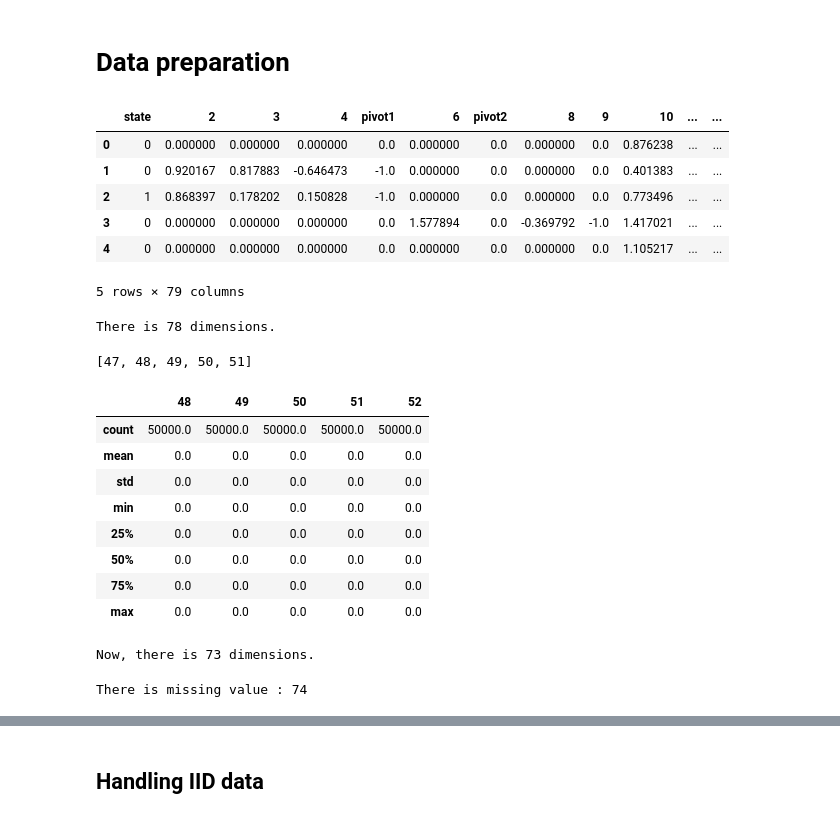
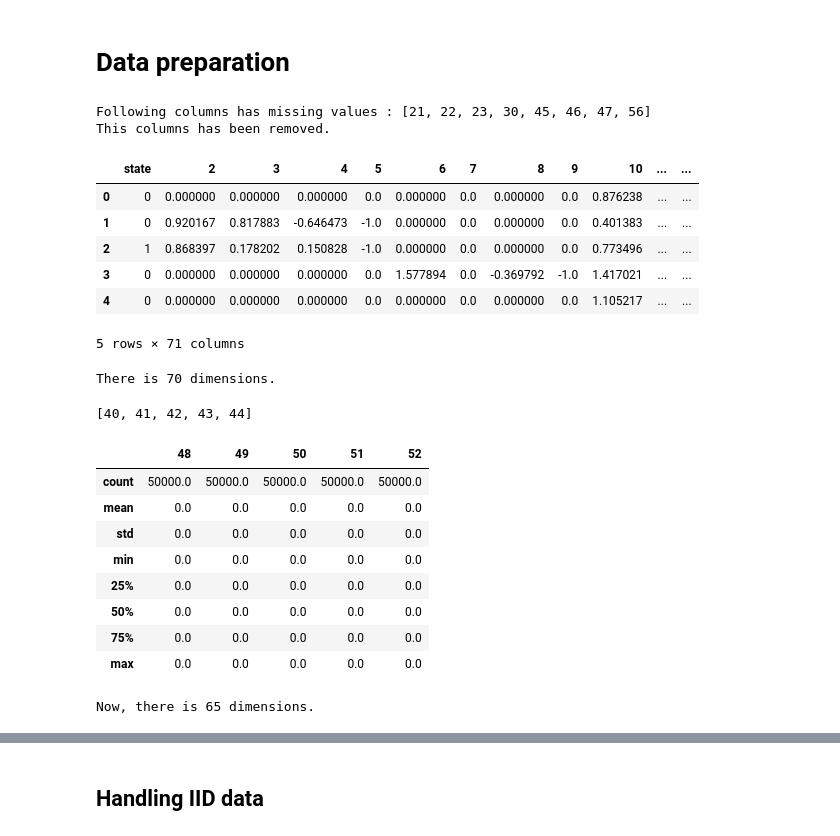
Before and after one commit to philipco/artemis-bidirectional-compression, a Jupyter notebook: notebook/quantum.ipynb, the cells around one changed output, grey strips where cells are left out. Cells and saved outputs as stored; diff of their text form; code cells hidden in the pictures.

```diff
--- a/notebook/quantum.ipynb
+++ b/notebook/quantum.ipynb
@@ -44,33 +44,42 @@ MAX_NB_DEVICES = 10
 # %%
 import pandas as pd
 data = pd.read_csv('../dataset/quantum/phy_train.csv', sep="\t", header = None)
-data = data.rename(columns={ 0: "ID", 1: "state", 5: "pivot1", 7: "pivot2", 67: "pivot3", 80: "nothing" })
+columns_with_missing_values = []
+for col in range(1, len(data.columns)):
+    if (not data[data[col] == 999].empty) or (not data[data[col] == 9999].empty):
+        columns_with_missing_values.append(col)
+print("Following columns has missing values :", columns_with_missing_values)
+data.drop(data.columns[columns_with_missing_values],axis=1,inplace=True)
+print("This columns has been removed.")
+data = data.rename(columns={ 0: "ID", 1: "state", 80: "nothing" })
 data = data.drop(['ID', 'nothing'], axis=1)
 data.head()
 # %% [output]
+Following columns has missing values : [21, 22, 23, 30, 45, 46, 47, 56]
+This columns has been removed.
-|  | state | 2 | 3 | 4 | pivot1 | 6 | pivot2 | 8 | 9 | 10 | ... | ... |
+|  | state | 2 | 3 | 4 | 5 | 6 | 7 | 8 | 9 | 10 | ... | ... |
 | 0 | 0 | 0.000000 | 0.000000 | 0.000000 | 0.0 | 0.000000 | 0.0 | 0.000000 | 0.0 | 0.876238 | ... | ... |
 | 1 | 0 | 0.920167 | 0.817883 | -0.646473 | -1.0 | 0.000000 | 0.0 | 0.000000 | 0.0 | 0.401383 | ... | ... |
 | 2 | 1 | 0.868397 | 0.178202 | 0.150828 | -1.0 | 0.000000 | 0.0 | 0.000000 | 0.0 | 0.773496 | ... | ... |
 | 3 | 0 | 0.000000 | 0.000000 | 0.000000 | 0.0 | 1.577894 | 0.0 | -0.369792 | -1.0 | 1.417021 | ... | ... |
 | 4 | 0 | 0.000000 | 0.000000 | 0.000000 | 0.0 | 0.000000 | 0.0 | 0.000000 | 0.0 | 1.105217 | ... | ... |
-5 rows × 79 columns
+5 rows × 71 columns
 # %%
 dim_notebook = len(data.columns) - 1 # We don't count as dimension the labels
 print("There is " + str(dim_notebook) + " dimensions.")
 # %% [output]
-There is 78 dimensions.
+There is 70 dimensions.
 # %%
 # Showing that there is empty columns (with null std).
 small_std = []
 std_data = data.std()
-for i in range(78):
+for i in range(len(data.columns)):
     if std_data.iloc[i] < 1e-5:
         small_std.append(i)
 print(small_std)
 data.iloc[:,small_std].describe()
 # %% [output]
-[47, 48, 49, 50, 51]
+[40, 41, 42, 43, 44]
 |  | 48 | 49 | 50 | 51 | 52 |
 | count | 50000.0 | 50000.0 | 50000.0 | 50000.0 | 50000.0 |
 | mean | 0.0 | 0.0 | 0.0 | 0.0 | 0.0 |
@@ -86,17 +95,4 @@ data = data.loc[:, (data.std() > 1e-6)]
 dim_notebook = len(data.columns) - 1
 print("Now, there is " + str(dim_notebook) + " dimensions.")
 # %% [output]
-Now, there is 73 dimensions.
+Now, there is 65 dimensions.
-# %%
-#Showing that there is missing values ("999" and "9999" are used to denote a "not available" value).
-number_of_missing_value = 0
-for (columnName, columnData) in data.iteritems():
-    if (999 in columnData) or (9999 in columnData):
-        number_of_missing_value+=1
-
-if number_of_missing_value != 0:
-    print("There is missing value :", number_of_missing_value)
-else:
-    print("No missing value. Great !")
-# %% [output]
-There is missing value : 74
```
Also changed, not shown: parts of 47 cells of this notebook, 10 other files.
